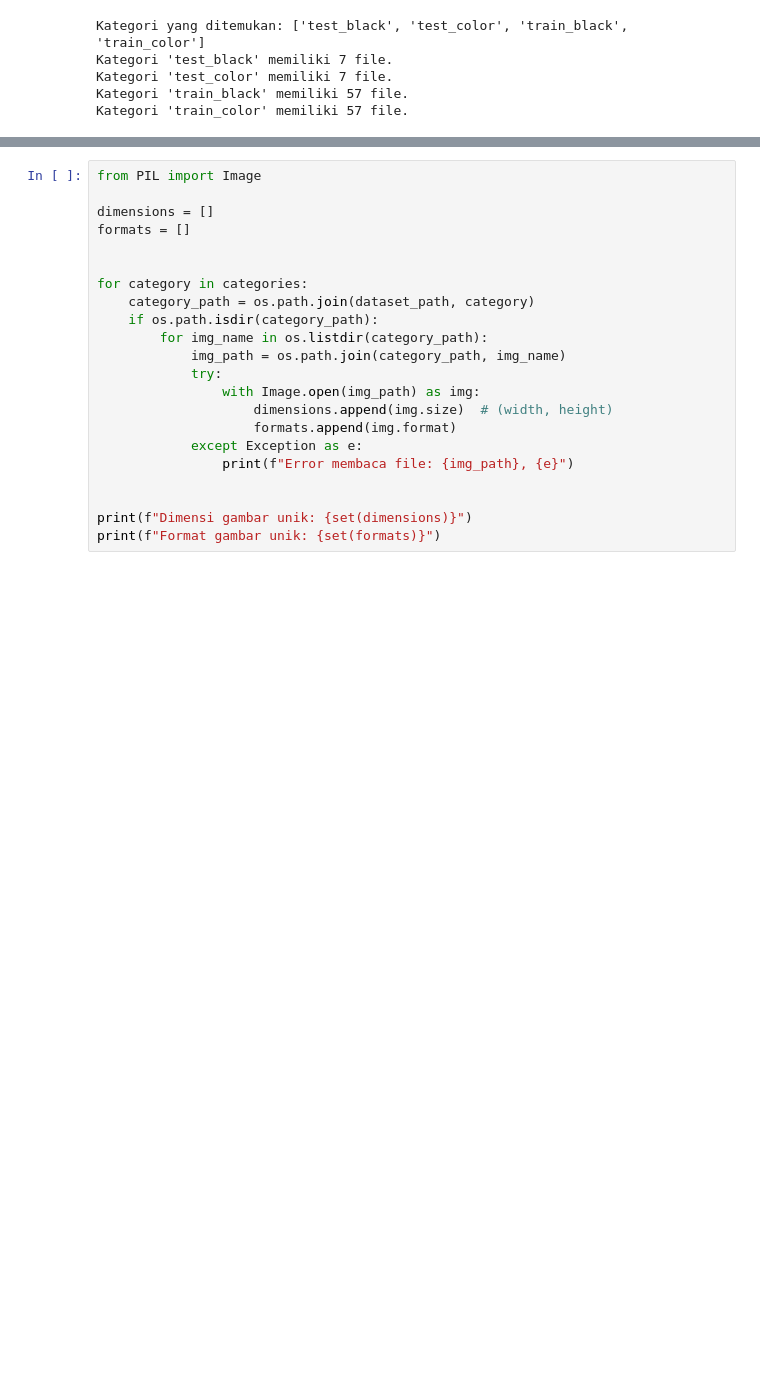
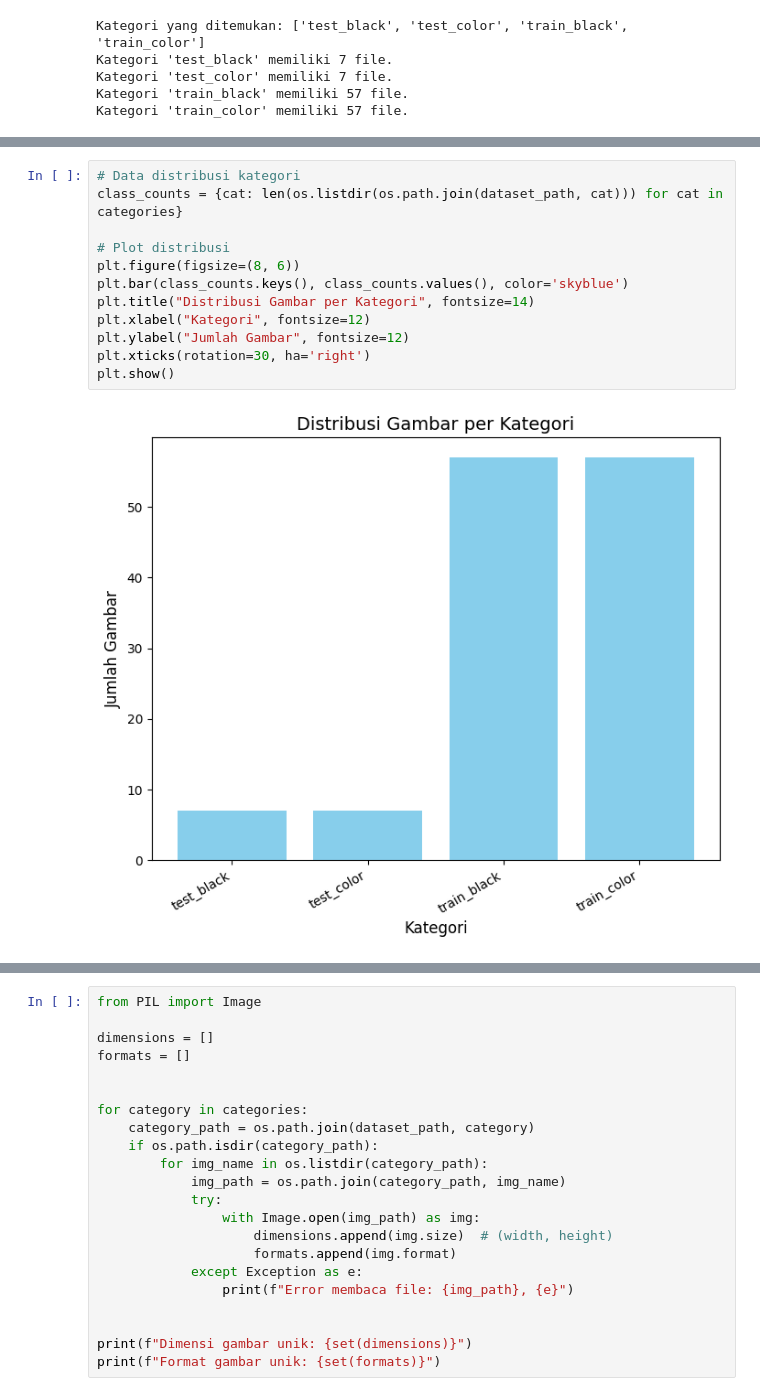
Before and after one commit to endangsiregar/DiTenun-Ulos-Image-Classification, a Jupyter notebook: Proyek DAMI kel12.ipynb, the cells around one changed output, grey strips where cells are left out. Saved outputs shown, nothing was run; the diff lists cells and outputs as text; blank space fills up the shorter version.

```diff
--- a/Proyek DAMI kel12.ipynb
+++ b/Proyek DAMI kel12.ipynb
@@ -76,0 +124,14 @@ plt.show()
+# %%
+# Data distribusi kategori
+class_counts = {cat: len(os.listdir(os.path.join(dataset_path, cat))) for cat in categories}
+
+# Plot distribusi
+plt.figure(figsize=(8, 6))
+plt.bar(class_counts.keys(), class_counts.values(), color='skyblue')
+plt.title("Distribusi Gambar per Kategori", fontsize=14)
+plt.xlabel("Kategori", fontsize=12)
+plt.ylabel("Jumlah Gambar", fontsize=12)
+plt.xticks(rotation=30, ha='right')
+plt.show()
+# %% [output]
+[figure, added]
```
Also changed, not shown: parts of 7 cells of this notebook.
